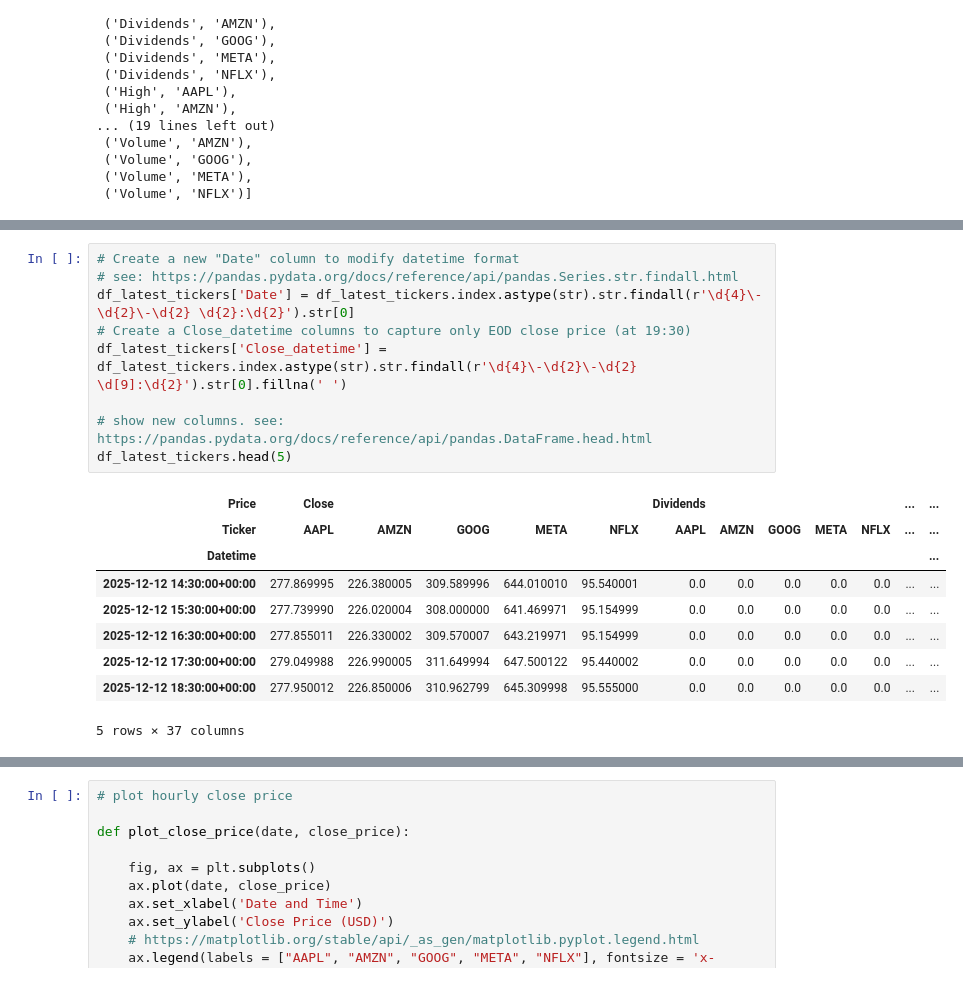
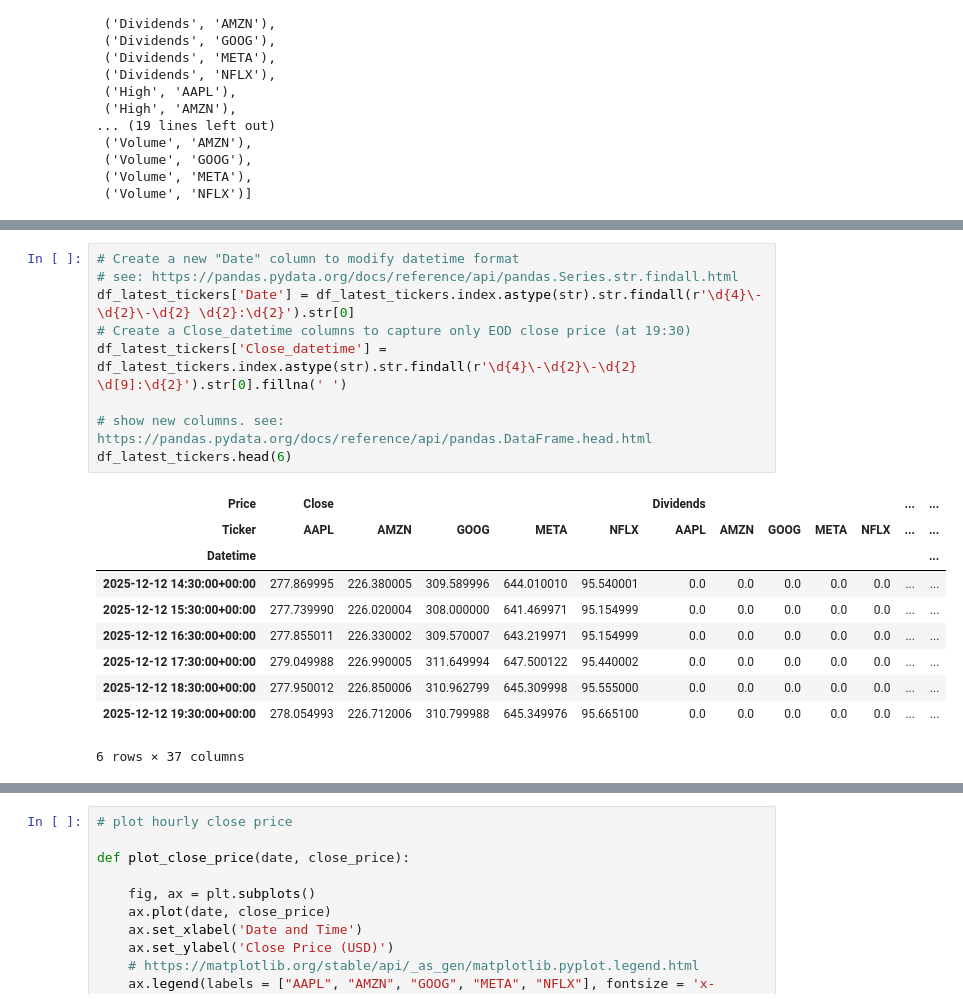
Before and after one commit to irenecelebrin/computer-infrastructure, a Jupyter notebook: problems.ipynb, the cells around one changed output, grey strips where cells are left out. Drawn from its saved outputs; the diff is of its cells as text.

```diff
--- a/problems.ipynb
+++ b/problems.ipynb
@@ -149,22 +154,23 @@ headers
 # %%
 # Create a new "Date" column to modify datetime format
 # see: https://pandas.pydata.org/docs/reference/api/pandas.Series.str.findall.html
 df_latest_tickers['Date'] = df_latest_tickers.index.astype(str).str.findall(r'\d{4}\-\d{2}\-\d{2} \d{2}:\d{2}').str[0]
 # Create a Close_datetime columns to capture only EOD close price (at 19:30)
 df_latest_tickers['Close_datetime'] = df_latest_tickers.index.astype(str).str.findall(r'\d{4}\-\d{2}\-\d{2} \d[9]:\d{2}').str[0].fillna(' ')
 
 # show new columns. see: https://pandas.pydata.org/docs/reference/api/pandas.DataFrame.head.html
-df_latest_tickers.head(5)
+df_latest_tickers.head(6)
 # %% [output]
 | Price | Close |  |  |  |  | Dividends |  |  |  |  | ... | ... |
 | Ticker | AAPL | AMZN | GOOG | META | NFLX | AAPL | AMZN | GOOG | META | NFLX | ... | ... |
 | Datetime |  |  |  |  |  |  |  |  |  |  |  | ... |
 | 2025-12-12 14:30:00+00:00 | 277.869995 | 226.380005 | 309.589996 | 644.010010 | 95.540001 | 0.0 | 0.0 | 0.0 | 0.0 | 0.0 | ... | ... |
 | 2025-12-12 15:30:00+00:00 | 277.739990 | 226.020004 | 308.000000 | 641.469971 | 95.154999 | 0.0 | 0.0 | 0.0 | 0.0 | 0.0 | ... | ... |
 | 2025-12-12 16:30:00+00:00 | 277.855011 | 226.330002 | 309.570007 | 643.219971 | 95.154999 | 0.0 | 0.0 | 0.0 | 0.0 | 0.0 | ... | ... |
 | 2025-12-12 17:30:00+00:00 | 279.049988 | 226.990005 | 311.649994 | 647.500122 | 95.440002 | 0.0 | 0.0 | 0.0 | 0.0 | 0.0 | ... | ... |
 | 2025-12-12 18:30:00+00:00 | 277.950012 | 226.850006 | 310.962799 | 645.309998 | 95.555000 | 0.0 | 0.0 | 0.0 | 0.0 | 0.0 | ... | ... |
+| 2025-12-12 19:30:00+00:00 | 278.054993 | 226.712006 | 310.799988 | 645.349976 | 95.665100 | 0.0 | 0.0 | 0.0 | 0.0 | 0.0 | ... | ... |
-5 rows × 37 columns
+6 rows × 37 columns
 # %%
 # create a subset for EOD data  (19:30) only
 eod_tickers = df_latest_tickers[df_latest_tickers['Close_datetime'] != ' ']
```
Also changed, not shown: parts of 22 cells of this notebook.
